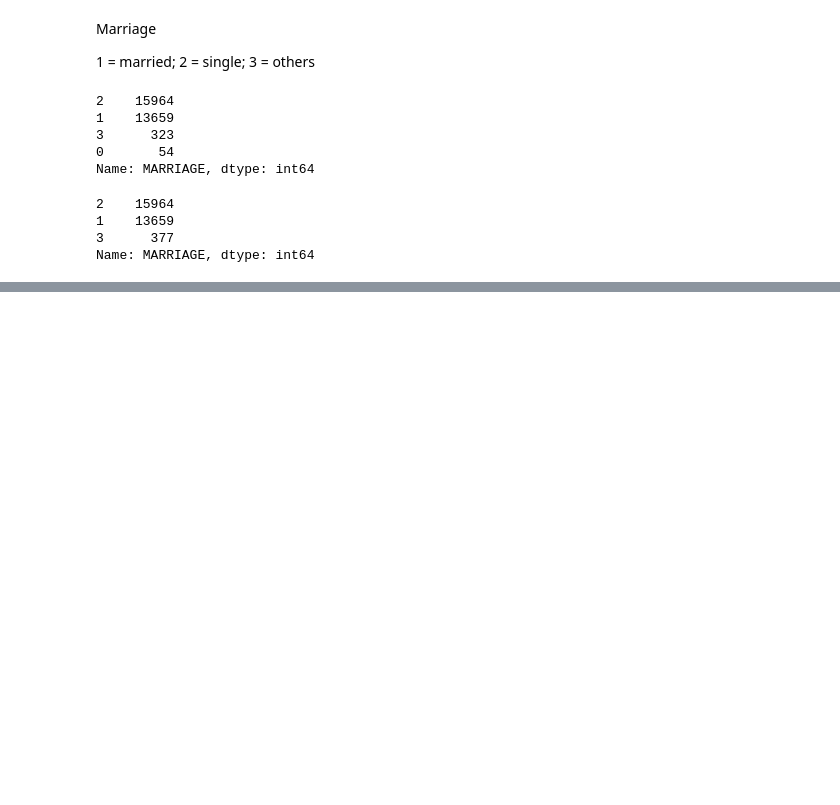
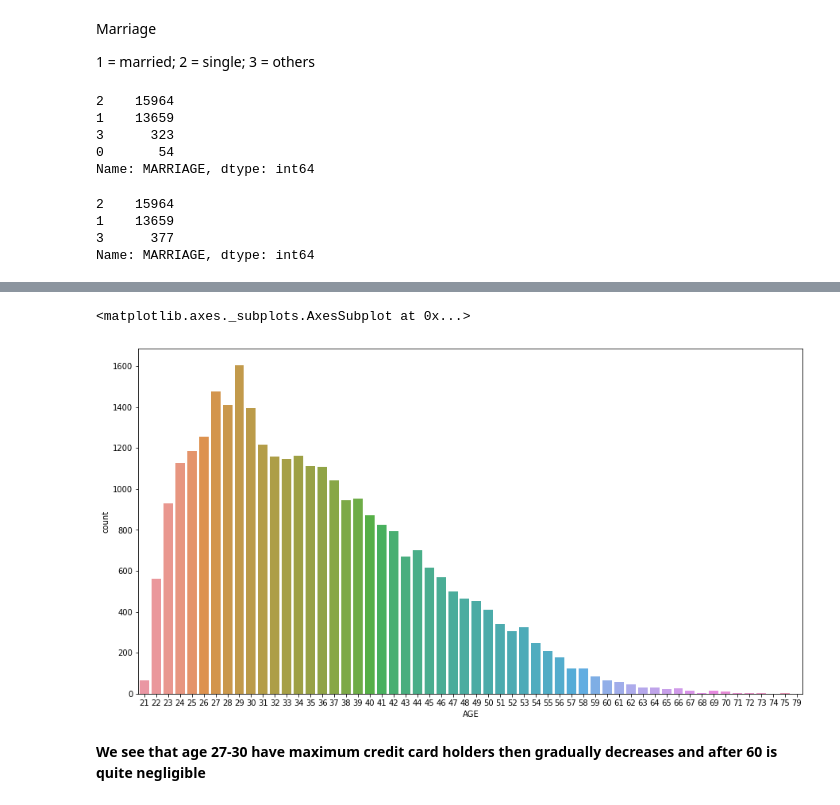
Before and after one commit to Hkhero79/HK-Credit-card-default-prediction, a Jupyter notebook: HK_Credit_Card_Default_Prediction.ipynb, the cells around one changed output, grey strips where cells are left out. Cells and saved outputs as stored; diff of their text form; code cells hidden in the pictures; blank space fills up the shorter version.

```diff
--- a/HK_Credit_Card_Default_Prediction.ipynb
+++ b/HK_Credit_Card_Default_Prediction.ipynb
@@ -259,0 +310,8 @@ df_cat.replace({'SEX': {1 : 'MALE', 2 : 'FEMALE'}, 'EDUCATION' : {1 : 'graduate
+# %%
+plt.figure(figsize=(15,8))
+sns.countplot(df['AGE'], data=df_cred)
+# %% [output]
+<matplotlib.axes._subplots.AxesSubplot at 0x...>
+[figure, added]
+# %% [markdown]
+ **We see that age 27-30 have maximum credit card holders then gradually   decreases and after 60 is quite negligible**
```
Also changed, not shown: parts of 34 cells of this notebook.
